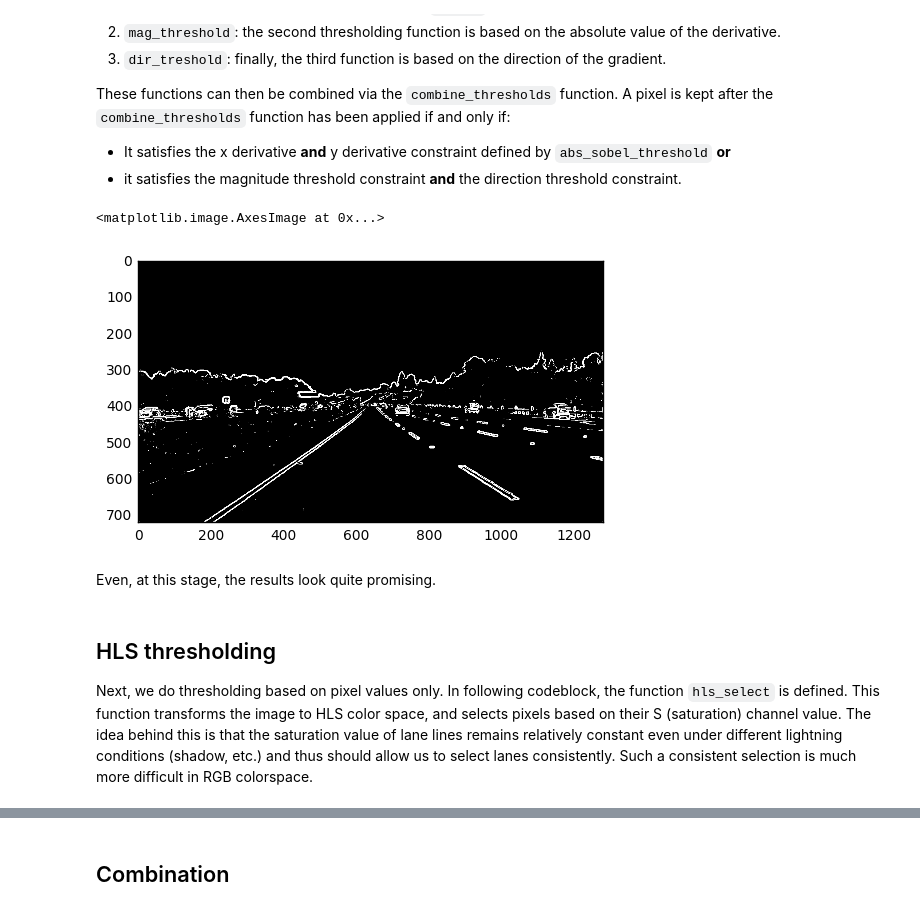
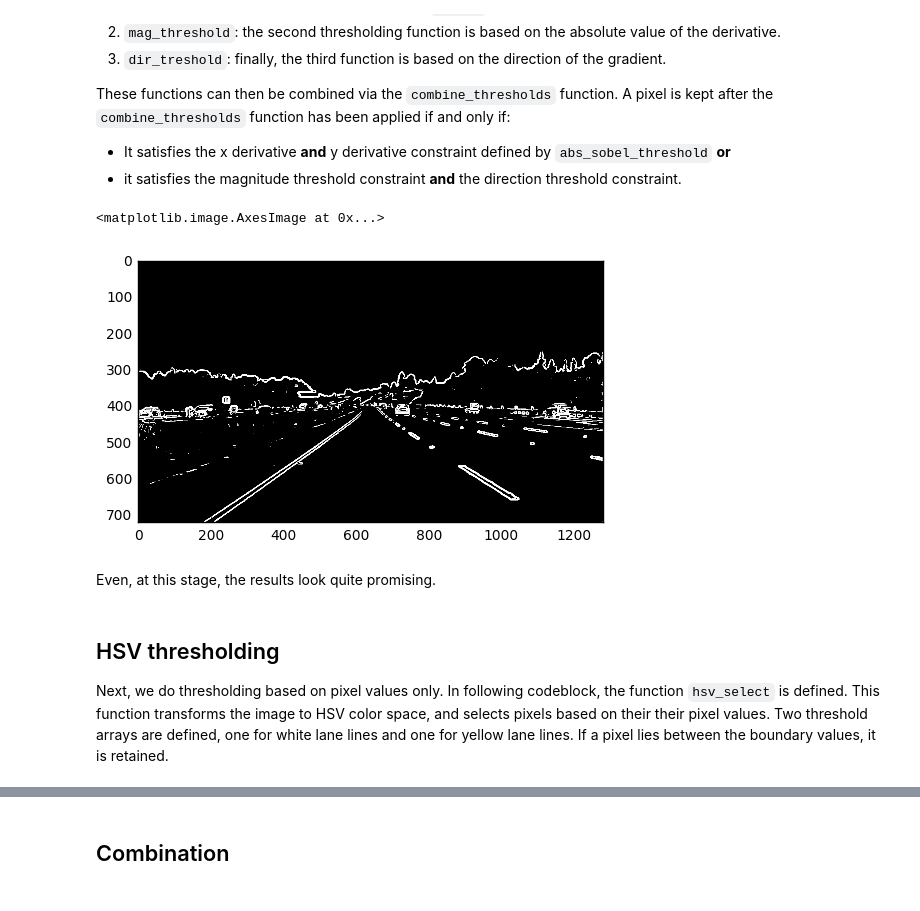
Before and after one commit to NOllAl/CarND-Advanced-Lane-Lines, a Jupyter notebook: Lane_Finding.ipynb, the cells around one changed output, grey strips where cells are left out. Cells and saved outputs as stored; diff of their text form; code cells hidden in the pictures.

```diff
--- a/Lane_Finding.ipynb
+++ b/Lane_Finding.ipynb
@@ -285,14 +285,14 @@ def combine_thresholds(img, ksize=3, x_thresh=(0, 255), y_thresh=(0, 255), abs_t
     combined[((gradx == 1) & (grady == 1)) | ((mag_binary == 1) & (dir_binary == 1))] = 1
     return(combined)
 # %%
-combined = combine_thresholds(test_img, ksize=9, x_thresh=(20, 80), y_thresh=(30, 80), abs_thresh=(60, 200), dir_thresh=(0.7, 1.3))
+combined = combine_thresholds(test_img, ksize=9, x_thresh=(20, 120), y_thresh=(40, 40), abs_thresh=(50, 250), dir_thresh=(0.7, 1.3))
 plt.imshow(combined, cmap='gray')
 # %% [output]
 <matplotlib.image.AxesImage at 0x...>
-[figure, old version]
+[figure, new version]
 # %% [markdown]
 Even, at this stage, the results look quite promising.
 # %% [markdown]
-## HLS thresholding
+## HSV thresholding
 
-Next, we do thresholding based on pixel values only. In following codeblock, the function `hls_select` is defined. This function transforms the image to HLS color space, and selects pixels based on their S (saturation) channel value. The idea behind this is that the saturation value of lane lines remains relatively constant even under different lightning conditions (shadow, etc.) and thus should allow us to select lanes consistently. Such a consistent selection is much more difficult in RGB colorspace.
+Next, we do thresholding based on pixel values only. In following codeblock, the function `hsv_select` is defined. This function transforms the image to HSV color space, and selects pixels based on their their pixel values. Two threshold arrays are defined, one for white lane lines and one for yellow lane lines. If a pixel lies between the boundary values, it is retained.
```
Also changed, not shown: parts of 13 cells of this notebook, 1 other file.
